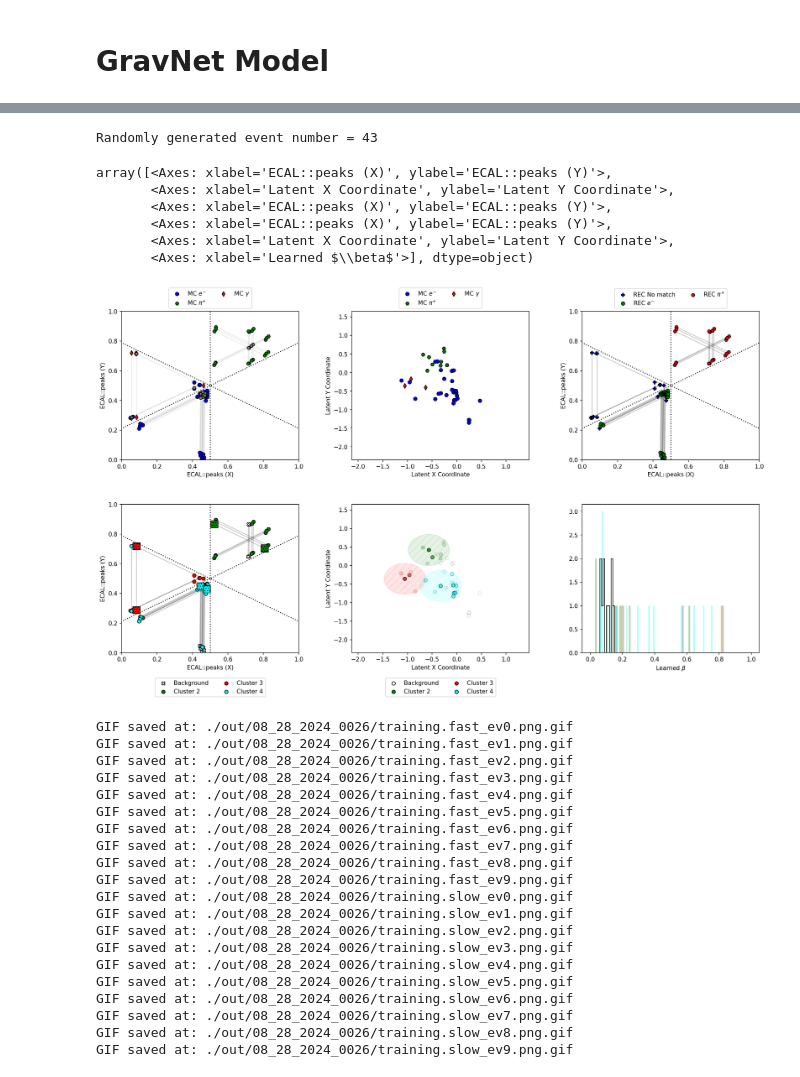
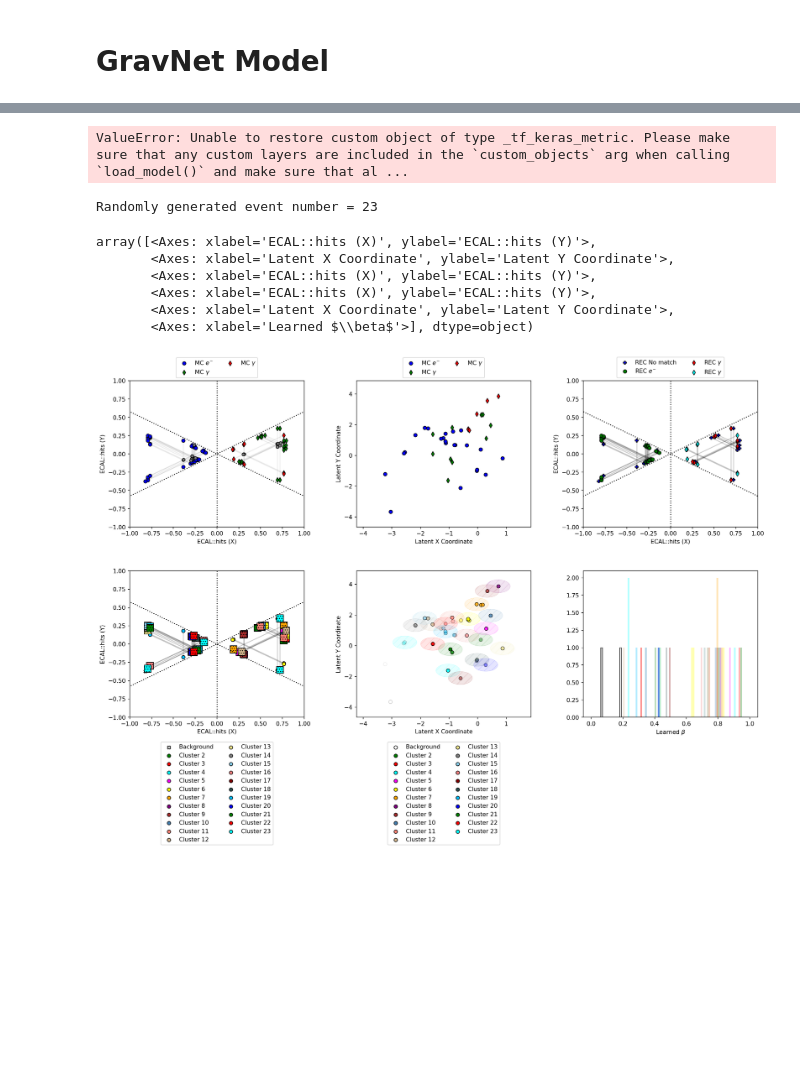
Before and after one commit to Gregtom3/neutneut, a Jupyter notebook: analysis/neutron_ml/test_v2_oc.ipynb, the cells around one changed output, grey strips where cells are left out. Drawn from its saved outputs; the diff is of its cells as text; code cells hidden in the pictures; blank space fills up the shorter version.

```diff
--- a/analysis/neutron_ml/test_v2_oc.ipynb
+++ b/analysis/neutron_ml/test_v2_oc.ipynb
@@ -139,37 +163,31 @@ evaluator.cluster(0.2,0.42)
+# %%
+# Define the path to load the model from
+#model_load_path = f"{outdir}/trained_model"
+model_load_path = "./out/09_18_2024_0022/trained_model"
+# Load the model
+model = tf.keras.models.load_model(model_load_path, custom_objects={
+    'CustomLoss': CustomLoss,
+    'AttractiveLossMetric': AttractiveLossMetric,
+    'RepulsiveLossMetric': RepulsiveLossMetric,
+    'CowardLossMetric': CowardLossMetric,
+    'NoiseLossMetric': NoiseLossMetric
+})
+evaluator = Evaluator('../../projects/antarctica.09.17.2024.12.42/training/dataset_train.h5', Nevents=100)
+#evaluator = Evaluator('../../projects/rfeel.09.18.2024.10.51/training/dataset_train.h5', Nevents=100)
+evaluator.load_model(model)
+evaluator.predict()
+evaluator.cluster(0.2,0.42)
+# %% [output]
+ValueError: Unable to restore custom object of type _tf_keras_metric. Please make sure that any custom layers are included in the `custom_objects` arg when calling `load_model()` and make sure that al ...
 # %%
-plotter = ModelEcalPlotter(evaluator.get_event_dataframe(
-                                                        ))
+plotter = ModelEcalPlotter(evaluator.get_event_dataframe())
 plotter.plot_all(tD=evaluator.tD)
 # %% [output]
-Randomly generated event number = 43
+Randomly generated event number = 23
-array([<Axes: xlabel='ECAL::peaks (X)', ylabel='ECAL::peaks (Y)'>,
+array([<Axes: xlabel='ECAL::hits (X)', ylabel='ECAL::hits (Y)'>,
        <Axes: xlabel='Latent X Coordinate', ylabel='Latent Y Coordinate'>,
-       <Axes: xlabel='ECAL::peaks (X)', ylabel='ECAL::peaks (Y)'>,
-       <Axes: xlabel='ECAL::peaks (X)', ylabel='ECAL::peaks (Y)'>,
+       <Axes: xlabel='ECAL::hits (X)', ylabel='ECAL::hits (Y)'>,
+       <Axes: xlabel='ECAL::hits (X)', ylabel='ECAL::hits (Y)'>,
        <Axes: xlabel='Latent X Coordinate', ylabel='Latent Y Coordinate'>,
        <Axes: xlabel='Learned $\\beta$'>], dtype=object)
-[figure, old version]
+[figure, new version]
-# %%
-create_gif_from_pngs(outdir,"training.fast",duration=60)
-create_gif_from_pngs(outdir,"training.slow",duration=500)
-# %% [output]
-GIF saved at: ./out/08_28_2024_0026/training.fast_ev0.png.gif
-GIF saved at: ./out/08_28_2024_0026/training.fast_ev1.png.gif
-GIF saved at: ./out/08_28_2024_0026/training.fast_ev2.png.gif
-GIF saved at: ./out/08_28_2024_0026/training.fast_ev3.png.gif
-GIF saved at: ./out/08_28_2024_0026/training.fast_ev4.png.gif
-GIF saved at: ./out/08_28_2024_0026/training.fast_ev5.png.gif
-GIF saved at: ./out/08_28_2024_0026/training.fast_ev6.png.gif
-GIF saved at: ./out/08_28_2024_0026/training.fast_ev7.png.gif
-GIF saved at: ./out/08_28_2024_0026/training.fast_ev8.png.gif
-GIF saved at: ./out/08_28_2024_0026/training.fast_ev9.png.gif
-GIF saved at: ./out/08_28_2024_0026/training.slow_ev0.png.gif
-GIF saved at: ./out/08_28_2024_0026/training.slow_ev1.png.gif
-GIF saved at: ./out/08_28_2024_0026/training.slow_ev2.png.gif
-GIF saved at: ./out/08_28_2024_0026/training.slow_ev3.png.gif
-GIF saved at: ./out/08_28_2024_0026/training.slow_ev4.png.gif
-GIF saved at: ./out/08_28_2024_0026/training.slow_ev5.png.gif
-GIF saved at: ./out/08_28_2024_0026/training.slow_ev6.png.gif
-GIF saved at: ./out/08_28_2024_0026/training.slow_ev7.png.gif
-GIF saved at: ./out/08_28_2024_0026/training.slow_ev8.png.gif
-GIF saved at: ./out/08_28_2024_0026/training.slow_ev9.png.gif
```
Also changed, not shown: parts of 13 cells of this notebook.
